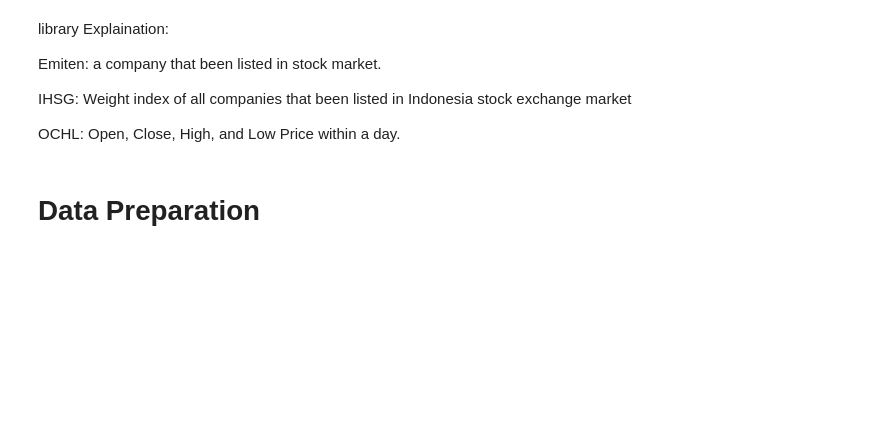
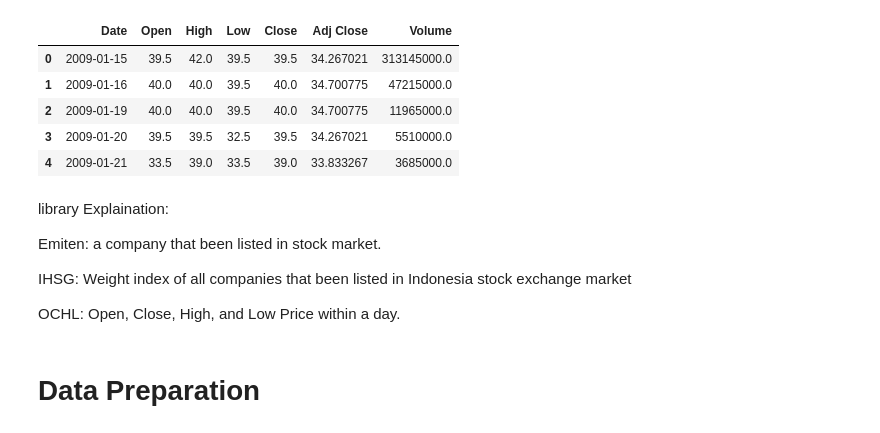
Before and after one commit to yayakaulia/stock-prediction-PMDS, a Jupyter notebook: analisis harga saham.ipynb, the cells around one changed output. Drawn from its saved outputs; the diff is of its cells as text; code cells hidden in the pictures; blank space fills up the shorter version.

```diff
--- a/analisis harga saham.ipynb
+++ b/analisis harga saham.ipynb
@@ -8,6 +8,15 @@ import seaborn as sns
 
 emiten = pd.read_csv('data/AMRT.csv')
 ihsg = pd.read_csv('data/ihsg.csv')
+# %%
+emiten.head()
+# %% [output]
+|  | Date | Open | High | Low | Close | Adj Close | Volume |
+| 0 | 2009-01-15 | 39.5 | 42.0 | 39.5 | 39.5 | 34.267021 | 313145000.0 |
+| 1 | 2009-01-16 | 40.0 | 40.0 | 39.5 | 40.0 | 34.700775 | 47215000.0 |
+| 2 | 2009-01-19 | 40.0 | 40.0 | 39.5 | 40.0 | 34.700775 | 11965000.0 |
+| 3 | 2009-01-20 | 39.5 | 39.5 | 32.5 | 39.5 | 34.267021 | 5510000.0 |
+| 4 | 2009-01-21 | 33.5 | 39.0 | 33.5 | 39.0 | 33.833267 | 3685000.0 |
 # %% [markdown]
 library Explaination:
 
```
Also changed, not shown: parts of 3 cells of this notebook, 9 other files.
